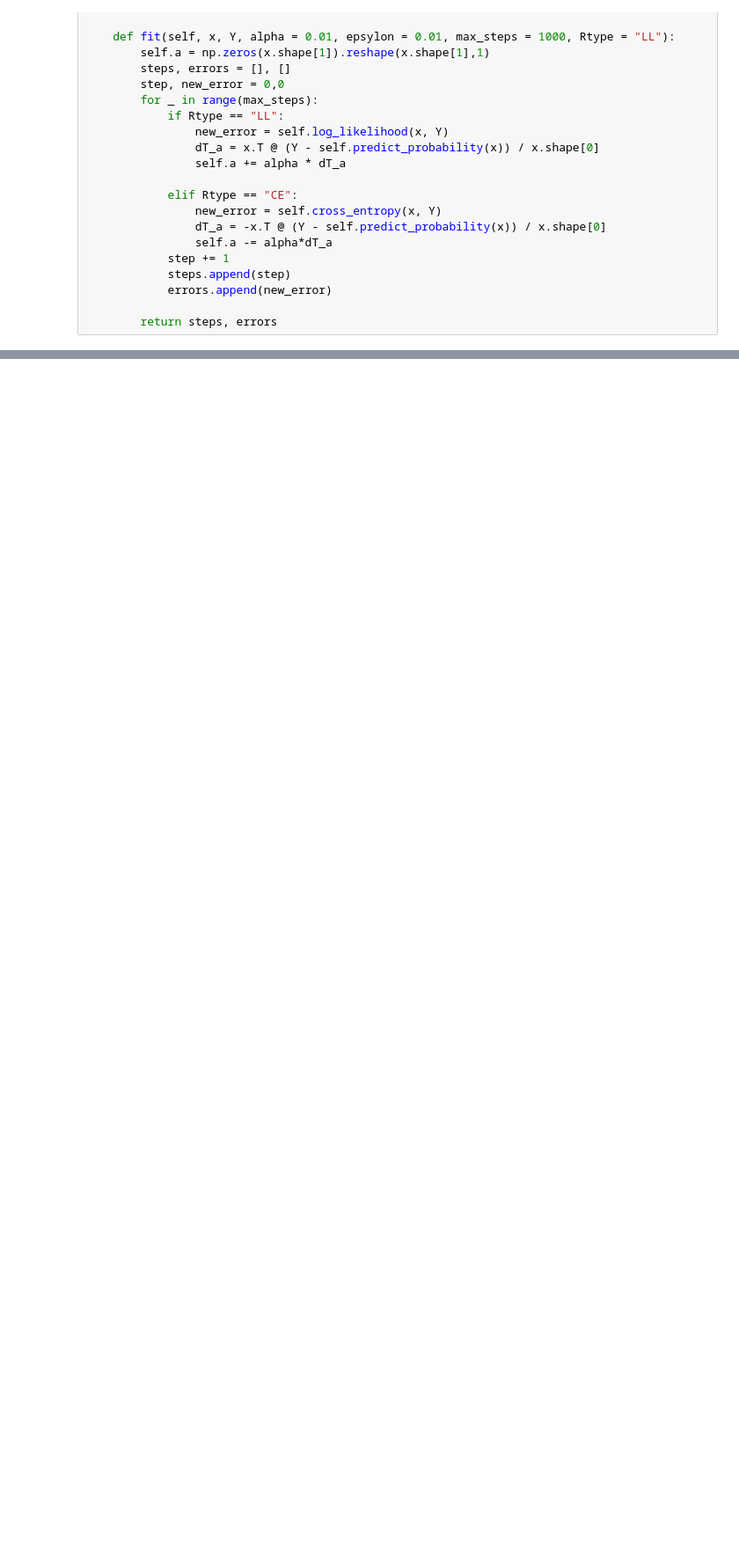
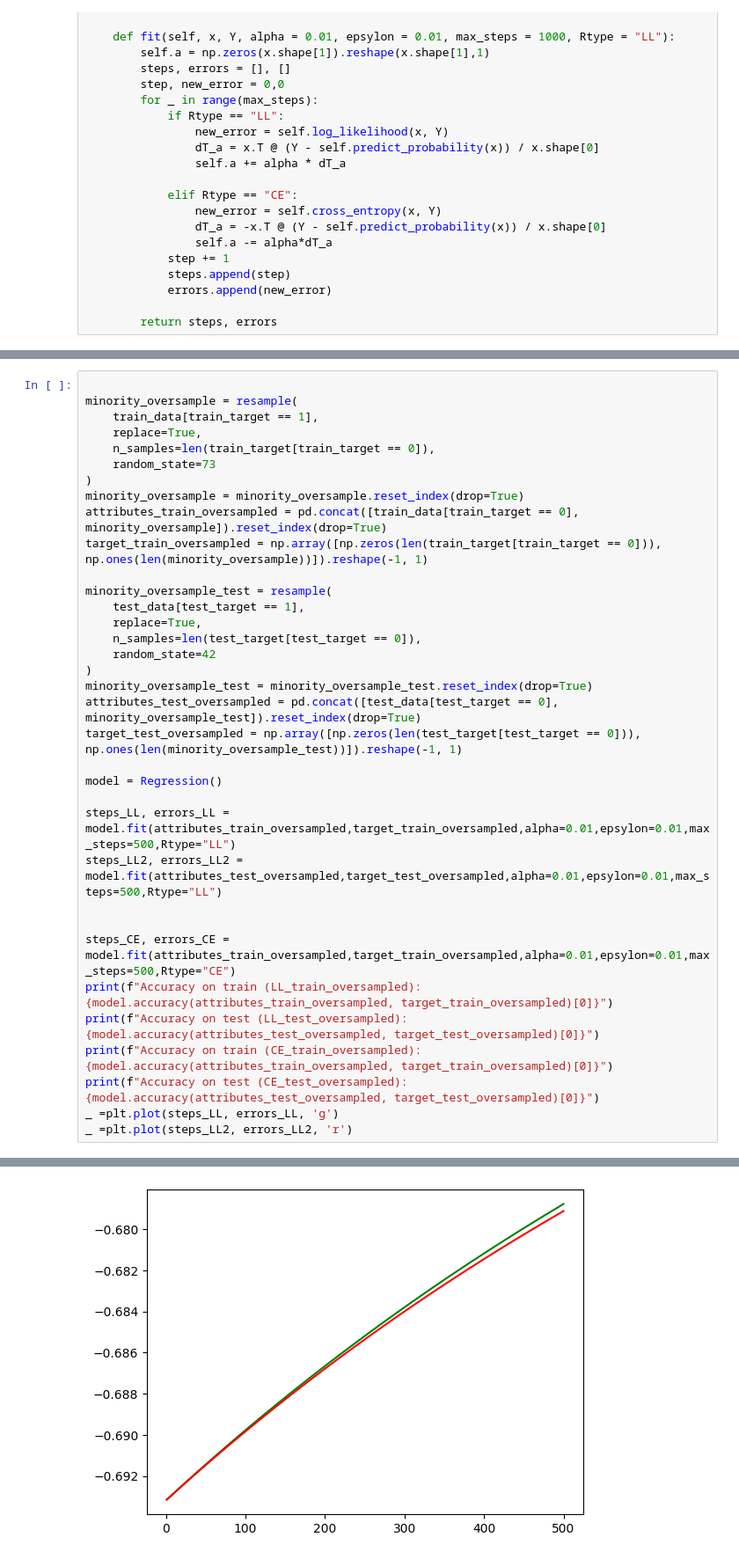
Before and after one commit to alexndremelyanov/_, a Jupyter notebook: L3.ipynb, the cells around one changed output, grey strips where cells are left out. Shown: that part at 88% size. Cells and saved outputs as stored; diff of their text form; blank space fills up the shorter version.

```diff
--- a/L3.ipynb
+++ b/L3.ipynb
@@ -145,0 +158,36 @@ ax.legend(handles, titles)
+# %%
+
+minority_oversample = resample(
+    train_data[train_target == 1],
+    replace=True,
+    n_samples=len(train_target[train_target == 0]),
+    random_state=73
+)
+minority_oversample = minority_oversample.reset_index(drop=True)
+attributes_train_oversampled = pd.concat([train_data[train_target == 0], minority_oversample]).reset_index(drop=True)
+target_train_oversampled = np.array([np.zeros(len(train_target[train_target == 0])), np.ones(len(minority_oversample))]).reshape(-1, 1)
+
+minority_oversample_test = resample(
+    test_data[test_target == 1],
+    replace=True,
+    n_samples=len(test_target[test_target == 0]),
+    random_state=42
+)
+minority_oversample_test = minority_oversample_test.reset_index(drop=True)
+attributes_test_oversampled = pd.concat([test_data[test_target == 0], minority_oversample_test]).reset_index(drop=True)
+target_test_oversampled = np.array([np.zeros(len(test_target[test_target == 0])), np.ones(len(minority_oversample_test))]).reshape(-1, 1)
+
+model = Regression()
+
+steps_LL, errors_LL = model.fit(attributes_train_oversampled,target_train_oversampled,alpha=0.01,epsylon=0.01,max_steps=500,Rtype="LL")
+steps_LL2, errors_LL2 = model.fit(attributes_test_oversampled,target_test_oversampled,alpha=0.01,epsylon=0.01,max_steps=500,Rtype="LL")
+
+
+steps_CE, errors_CE = model.fit(attributes_train_oversampled,target_train_oversampled,alpha=0.01,epsylon=0.01,max_steps=500,Rtype="CE")
+print(f"Accuracy on train (LL_train_oversampled): {model.accuracy(attributes_train_oversampled, target_train_oversampled)[0]}")
+print(f"Accuracy on test (LL_test_oversampled): {model.accuracy(attributes_test_oversampled, target_test_oversampled)[0]}")
+print(f"Accuracy on train (CE_train_oversampled): {model.accuracy(attributes_train_oversampled, target_train_oversampled)[0]}")
+print(f"Accuracy on test (CE_test_oversampled): {model.accuracy(attributes_test_oversampled, target_test_oversampled)[0]}")
+_ =plt.plot(steps_LL, errors_LL, 'g')
+_ =plt.plot(steps_LL2, errors_LL2, 'r')
+# %% [output]
@@ -145,0 +198 @@ ax.legend(handles, titles)
+[figure, added]
```
Also changed, not shown: parts of 33 cells of this notebook.
